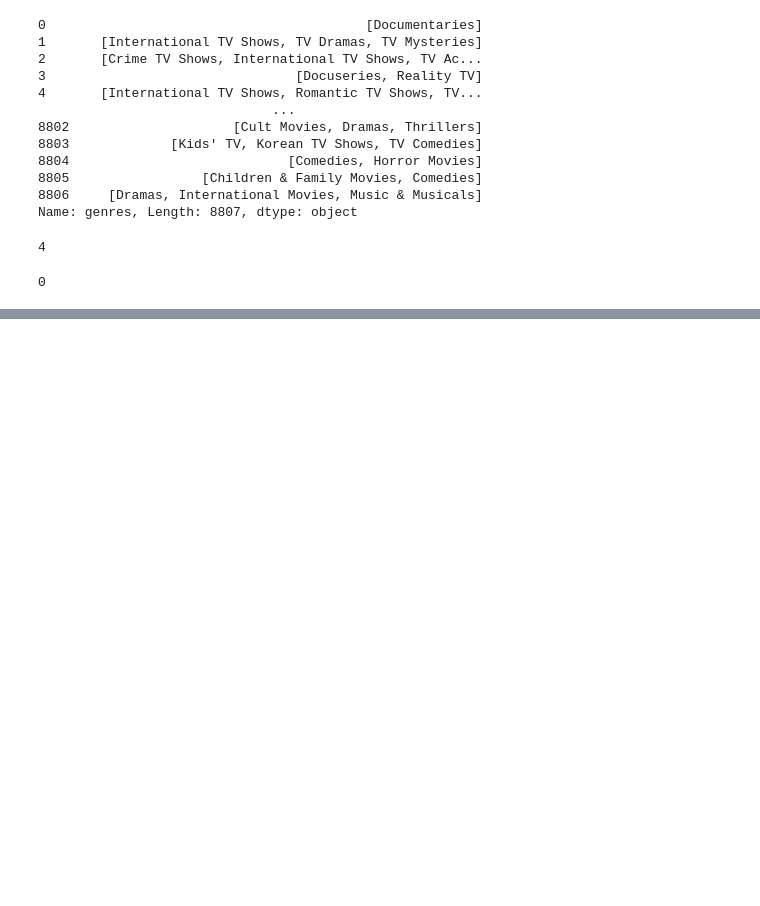
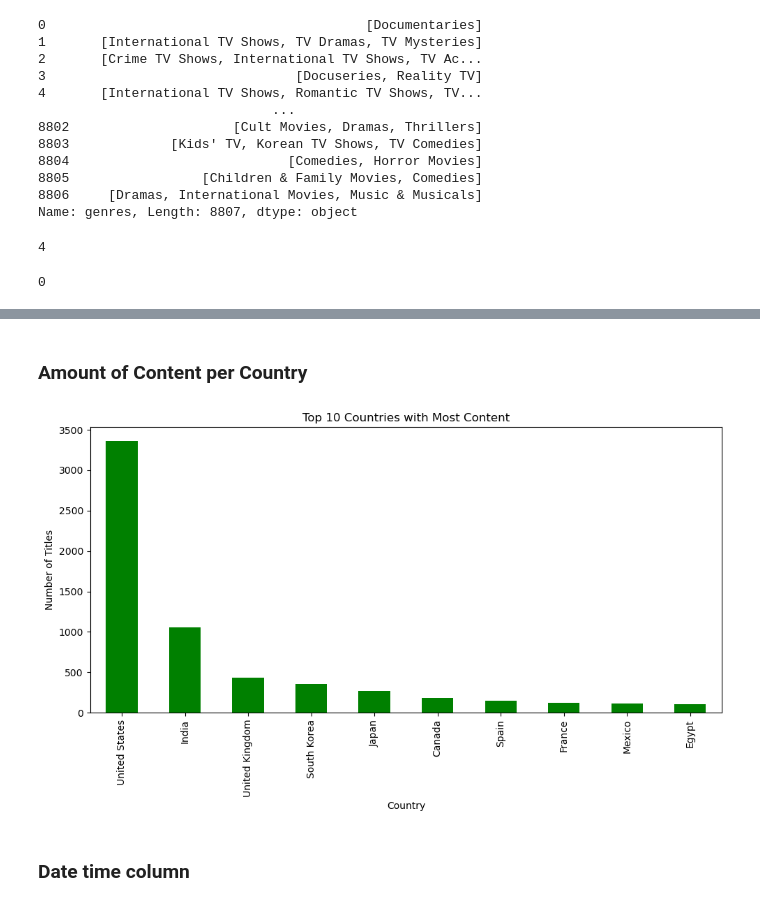
Before and after one commit to PratikHotchandani22/Personalized-Content-Recommendation-System-for-Digital-Streaming-Platforms, a Jupyter notebook: usml_final_project_v1.ipynb, the cells around one changed output, grey strips where cells are left out. Drawn from its saved outputs; the diff is of its cells as text; code cells hidden in the pictures; blank space fills up the shorter version.

```diff
--- a/usml_final_project_v1.ipynb
+++ b/usml_final_project_v1.ipynb
@@ -231,0 +258,15 @@ df.loc[df.rating.isin(['NR', 'UR']), ['rating']] = 'nrur'
+# %% [markdown]
+### Amount of Content per Country
+# %%
+country_counts = df['country'].value_counts()[:10]
+plt.figure(figsize=(10, 6))
+country_counts.plot(kind='bar', color='green')
+plt.title('Top 10 Countries with Most Content')
+plt.xlabel('Country')
+plt.ylabel('Number of Titles')
+plt.tight_layout()
+plt.show()
+# %% [output]
+[figure, added]
+# %% [markdown]
+### Date time column
```
Also changed, not shown: parts of 16 cells of this notebook, 2 other files.
